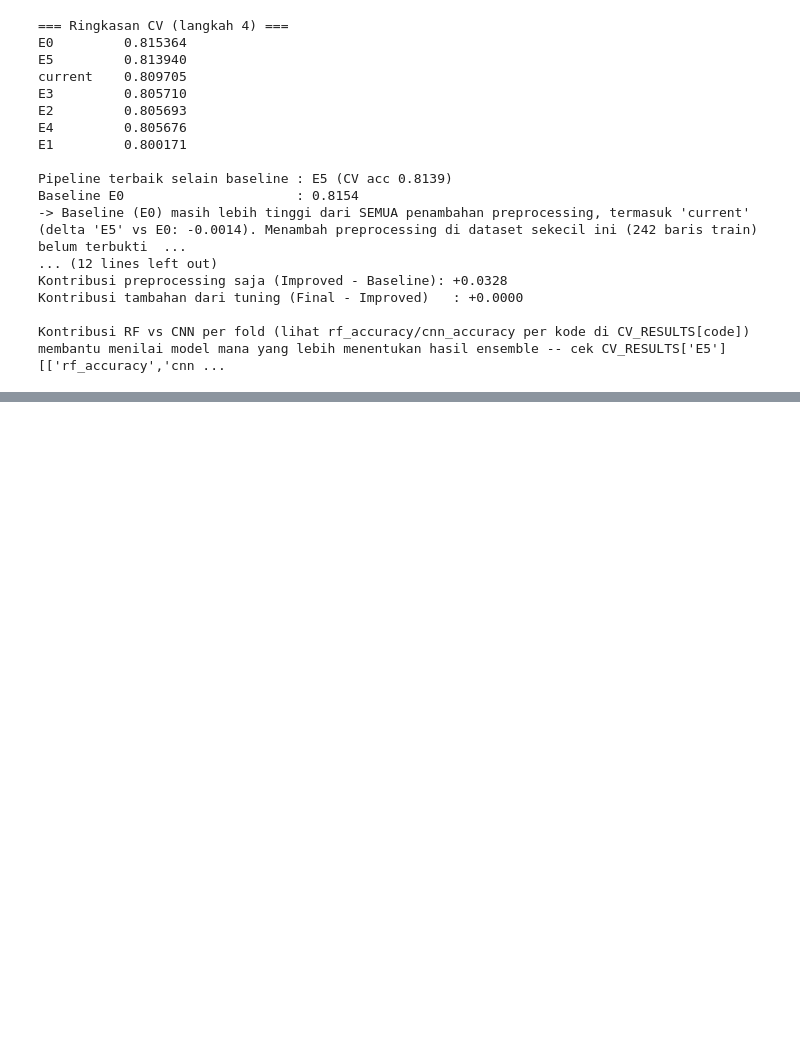
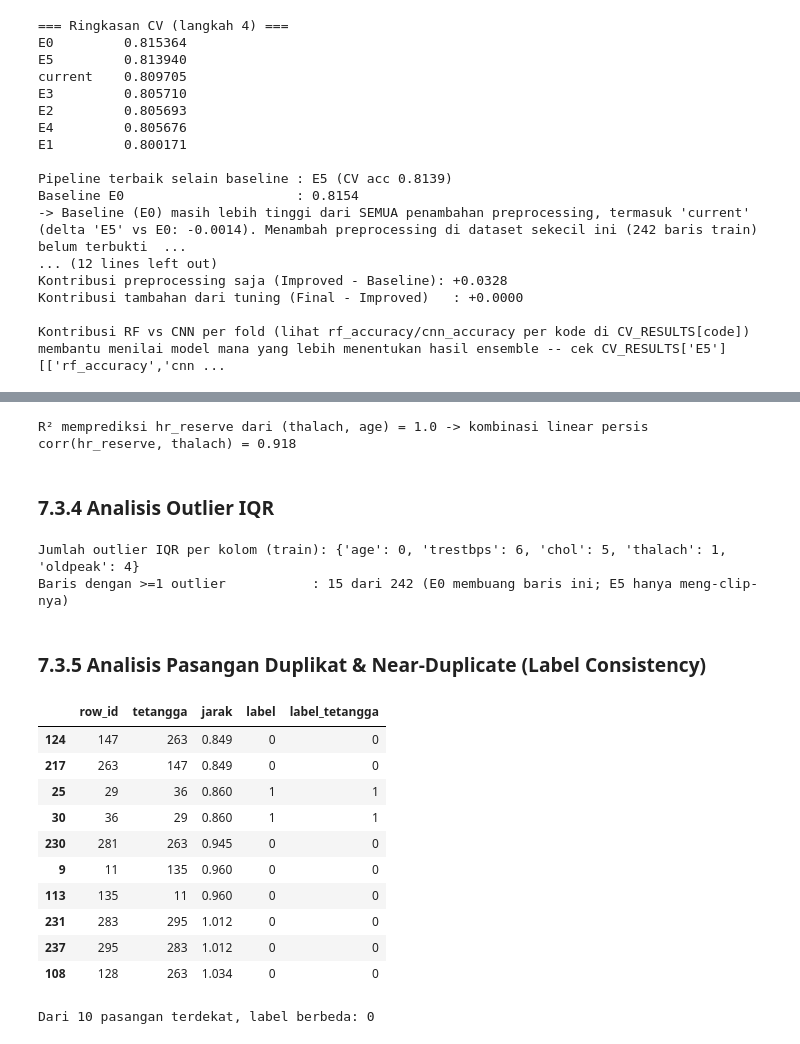
Before and after one commit to marcoyap41/heart-disease-prediction, a Jupyter notebook: main.ipynb, the cells around one changed output, grey strips where cells are left out. Drawn from its saved outputs; the diff is of its cells as text; code cells hidden in the pictures; blank space fills up the shorter version.

```diff
--- a/main.ipynb
+++ b/main.ipynb
@@ -1864,0 +1979,10 @@ Kontribusi RF vs CNN per fold (lihat rf_accuracy/cnn_accuracy per kode di CV_RES
+# %%
+df = pd.read_csv(PATH).rename(columns={"target": TARGET})
+df.insert(0, "row_id", np.arange(len(df)))
+
+print("Bentuk:", df.shape)
+print("Missing per kolom (data penuh):", df.isna().sum()[df.isna().sum() > 0].to_dict())
+print("Duplikat persis:", df.drop(columns="row_id").duplicated().sum())
+print("Distribusi target (data penuh):", df[TARGET].value_counts().sort_index().to_dict())
+assert set(df[TARGET].unique()) == {0, 1}, "target harus biner 0/1"
+df.head(3)
@@ -1864,0 +2000,17 @@ Kontribusi RF vs CNN per fold (lihat rf_accuracy/cnn_accuracy per kode di CV_RES
+# %%
+def get_split(df):
+    p = f"{ART_DIR}/split.json"
+    if os.path.exists(p):
+        ids = json.load(open(p))
+    else:
+        tr, te = train_test_split(df, test_size=TEST_SIZE, random_state=SEED, stratify=df[TARGET])
+        ids = {"train": sorted(tr.row_id.tolist()), "test": sorted(te.row_id.tolist())}
+        json.dump(ids, open(p, "w"))
+    train_df = df[df.row_id.isin(ids["train"])].reset_index(drop=True)
+    test_df  = df[df.row_id.isin(ids["test"])].reset_index(drop=True)
+    assert not set(train_df.row_id) & set(test_df.row_id), "train/test overlap!"
+    return train_df, test_df
+
+train_df, test_df = get_split(df)
+print("Train:", train_df.shape, "| Test:", test_df.shape)
+print("Kelas train:", train_df[TARGET].value_counts().sort_index().to_dict())
@@ -1864,0 +2393,52 @@ Kontribusi RF vs CNN per fold (lihat rf_accuracy/cnn_accuracy per kode di CV_RES
+# %%
+t = train_df.copy()
+t["hr_reserve"] = t.thalach - (220 - t.age)
+from numpy.linalg import lstsq
+A = np.c_[t.thalach, t.age, np.ones(len(t))]
+coef, res, *_ = lstsq(A, t.hr_reserve, rcond=None)
+r2 = 1 - ((t.hr_reserve - A @ coef) ** 2).sum() / ((t.hr_reserve - t.hr_reserve.mean()) ** 2).sum()
+print("R² memprediksi hr_reserve dari (thalach, age) =", round(r2, 6), "-> kombinasi linear persis")
+print("corr(hr_reserve, thalach) =", round(t.hr_reserve.corr(t.thalach), 3))
+# %% [output]
+R² memprediksi hr_reserve dari (thalach, age) = 1.0 -> kombinasi linear persis
+corr(hr_reserve, thalach) = 0.918
+# %% [markdown]
+### 7.3.4 Analisis Outlier IQR
+# %%
+q1, q3 = train_df[continuous_cols].quantile(.25), train_df[continuous_cols].quantile(.75)
+iqr = q3 - q1
+out_mask = (train_df[continuous_cols] < q1 - 1.5 * iqr) | (train_df[continuous_cols] > q3 + 1.5 * iqr)
+print("Jumlah outlier IQR per kolom (train):", out_mask.sum().to_dict())
+print("Baris dengan >=1 outlier           :", int(out_mask.any(axis=1).sum()), "dari", len(train_df),
+      "(E0 membuang baris ini; E5 hanya meng-clip-nya)")
+# %% [output]
+Jumlah outlier IQR per kolom (train): {'age': 0, 'trestbps': 6, 'chol': 5, 'thalach': 1, 'oldpeak': 4}
+Baris dengan >=1 outlier           : 15 dari 242 (E0 membuang baris ini; E5 hanya meng-clip-nya)
+# %% [markdown]
+### 7.3.5 Analisis Pasangan Duplikat & Near-Duplicate (Label Consistency)
+# %%
+from sklearn.neighbors import NearestNeighbors
+from sklearn.preprocessing import StandardScaler
+t = train_df.copy()
+t[["ca", "thal"]] = t[["ca", "thal"]].fillna(t[["ca", "thal"]].mode().iloc[0])
+Z = StandardScaler().fit_transform(t[continuous_cols + categorical_cols])
+nn = NearestNeighbors(n_neighbors=2).fit(Z)
+d, ix = nn.kneighbors(Z)
+nn_df = pd.DataFrame({"row_id": t.row_id, "tetangga": t.row_id.values[ix[:, 1]], "jarak": d[:, 1],
+                      "label": t[TARGET], "label_tetangga": t[TARGET].values[ix[:, 1]]})
+close = nn_df.nsmallest(10, "jarak")
+display(close.round(3))
+print("Dari 10 pasangan terdekat, label berbeda:", int((close.label != close.label_tetangga).sum()))
+# %% [output]
+|  | row_id | tetangga | jarak | label | label_tetangga |
+| 124 | 147 | 263 | 0.849 | 0 | 0 |
+| 217 | 263 | 147 | 0.849 | 0 | 0 |
+| 25 | 29 | 36 | 0.860 | 1 | 1 |
+| 30 | 36 | 29 | 0.860 | 1 | 1 |
+| 230 | 281 | 263 | 0.945 | 0 | 0 |
+| 9 | 11 | 135 | 0.960 | 0 | 0 |
+| 113 | 135 | 11 | 0.960 | 0 | 0 |
+| 231 | 283 | 295 | 1.012 | 0 | 0 |
+| 237 | 295 | 283 | 1.012 | 0 | 0 |
+| 108 | 128 | 263 | 1.034 | 0 | 0 |
+Dari 10 pasangan terdekat, label berbeda: 0
```
Also changed, not shown: parts of 54 cells of this notebook, 6 other files.
